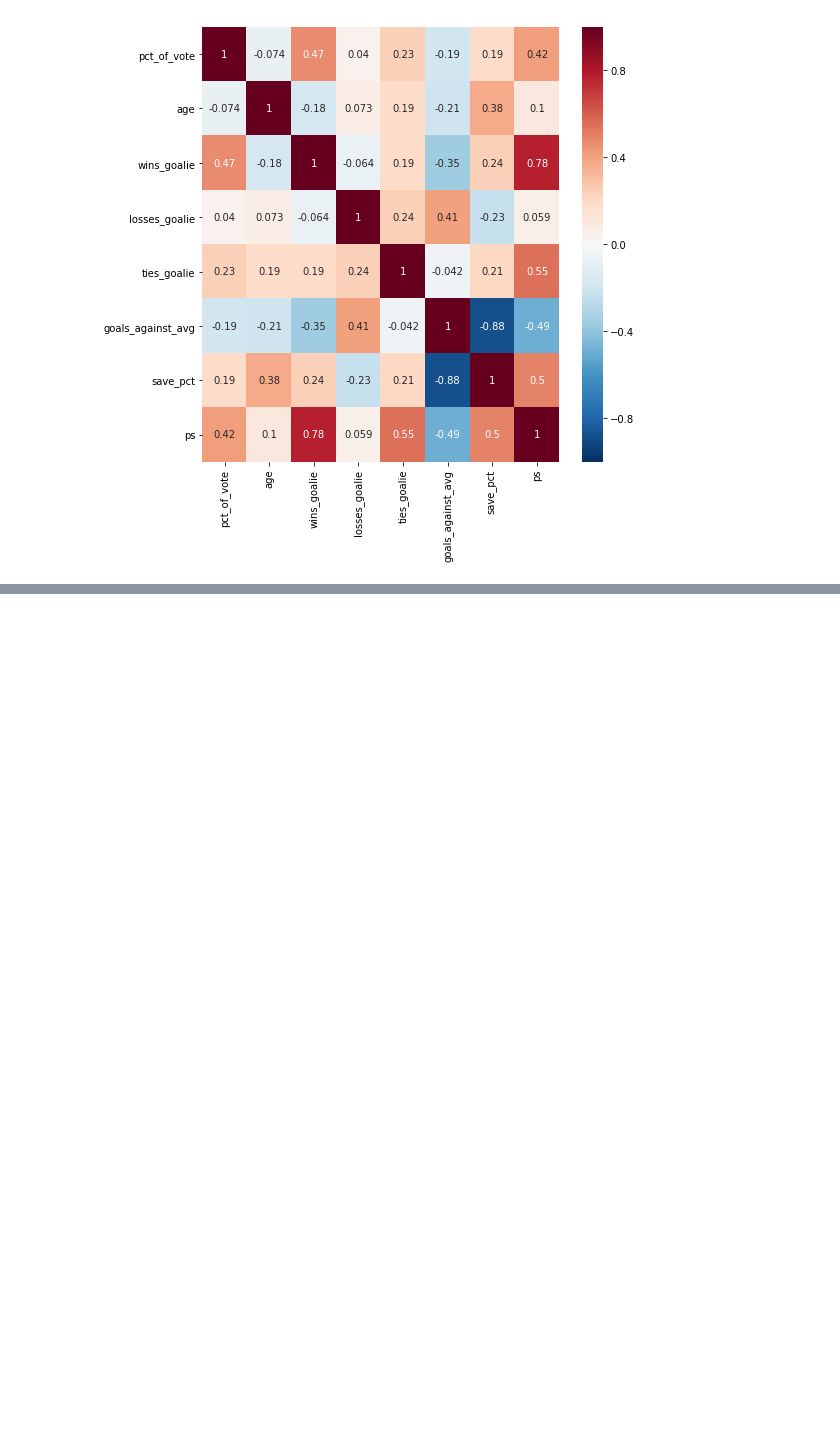
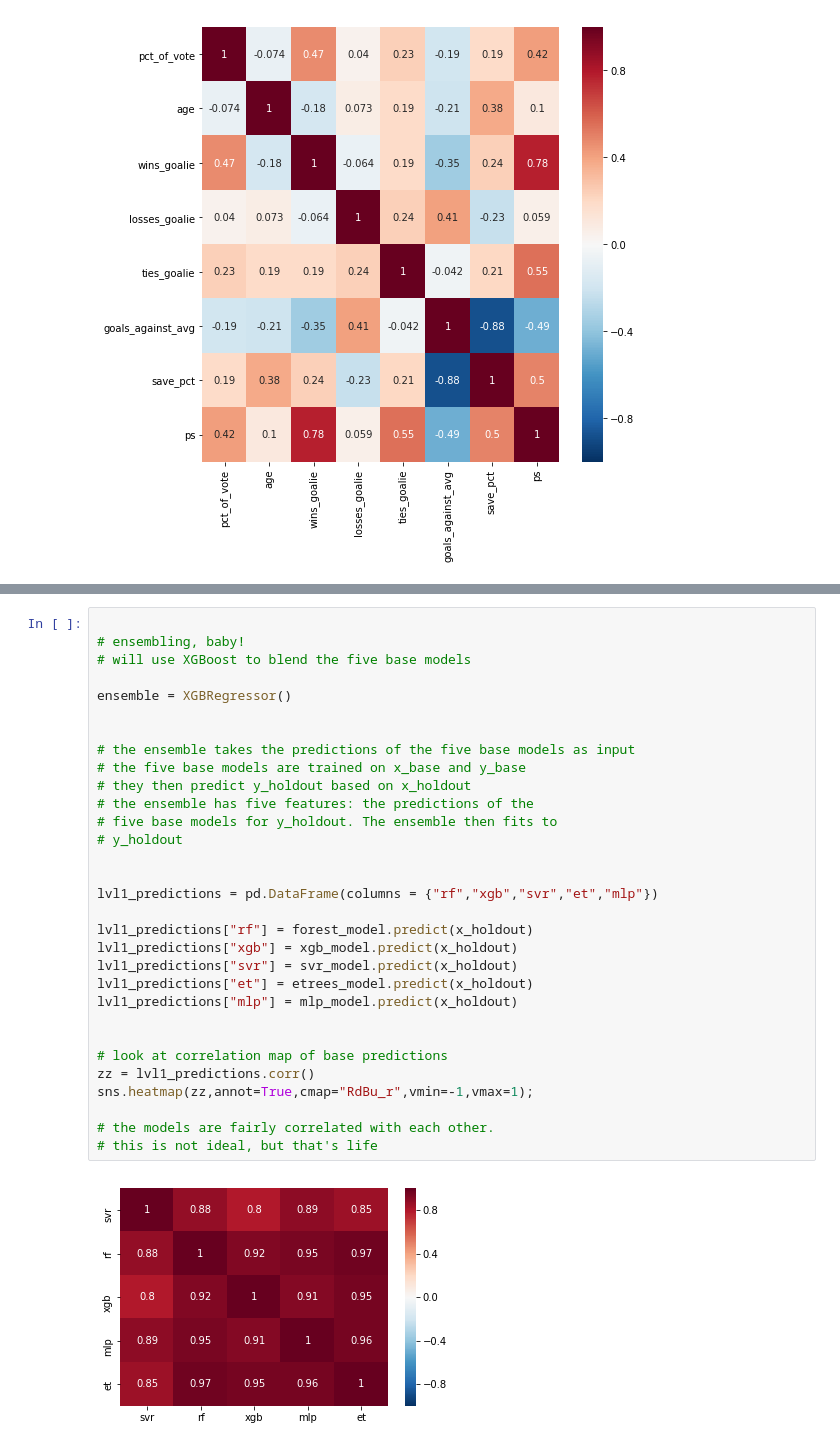
Before and after one commit to dbz10/NHL-Player-Awards, a Jupyter notebook: NHL MVP prediction.ipynb, the cells around one changed output, grey strips where cells are left out. Cells and saved outputs as stored; diff of their text form; blank space fills up the shorter version.

```diff
--- a/NHL MVP prediction.ipynb
+++ b/NHL MVP prediction.ipynb
@@ -325 +395,34 @@ SVR Regressor: 0.930034
+# %%
+
+# ensembling, baby!
+# will use XGBoost to blend the five base models
+
+ensemble = XGBRegressor()
+
+
+# the ensemble takes the predictions of the five base models as input
+# the five base models are trained on x_base and y_base
+# they then predict y_holdout based on x_holdout
+# the ensemble has five features: the predictions of the
+# five base models for y_holdout. The ensemble then fits to
+# y_holdout
+
+
+lvl1_predictions = pd.DataFrame(columns = {"rf","xgb","svr","et","mlp"})
+
+lvl1_predictions["rf"] = forest_model.predict(x_holdout)
+lvl1_predictions["xgb"] = xgb_model.predict(x_holdout)
+lvl1_predictions["svr"] = svr_model.predict(x_holdout)
+lvl1_predictions["et"] = etrees_model.predict(x_holdout)
+lvl1_predictions["mlp"] = mlp_model.predict(x_holdout)
+
+
+# look at correlation map of base predictions
+zz = lvl1_predictions.corr()
+sns.heatmap(zz,annot=True,cmap="RdBu_r",vmin=-1,vmax=1);
+
+# the models are fairly correlated with each other.
+# this is not ideal, but that's life
+# %% [output]
+[figure, added]
 # %%
```
Also changed, not shown: parts of 8 cells of this notebook, 1 other file.
